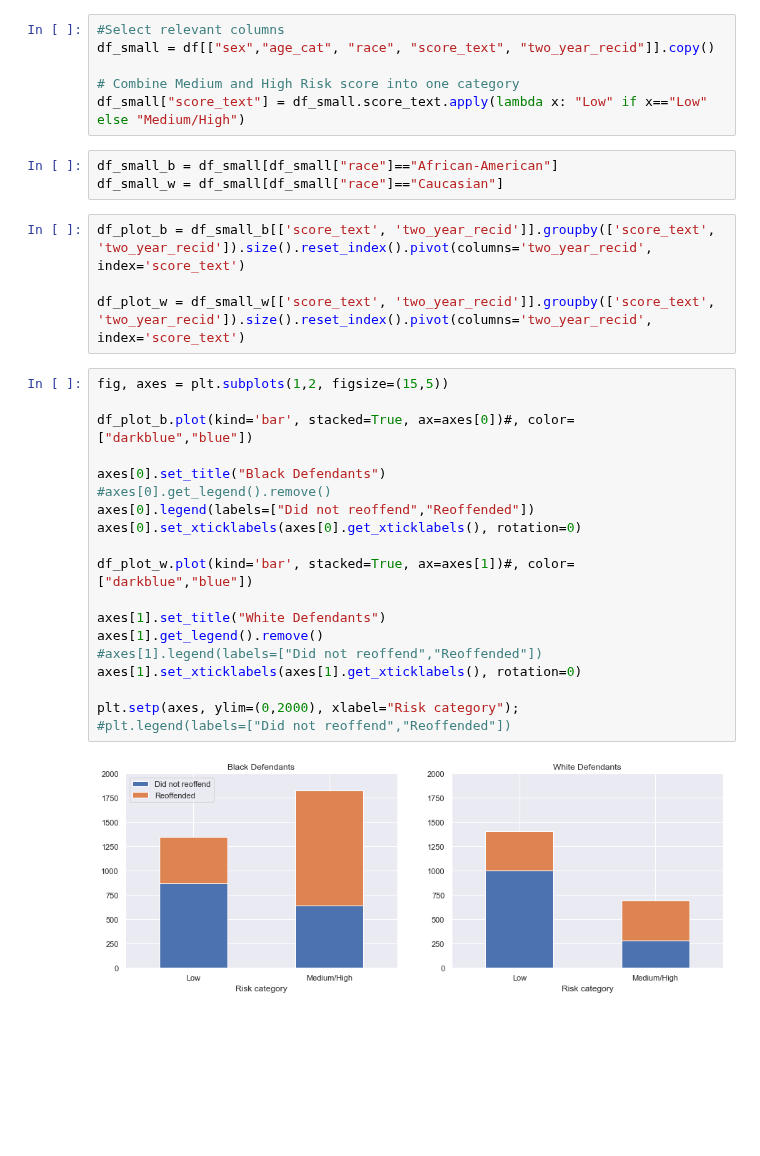
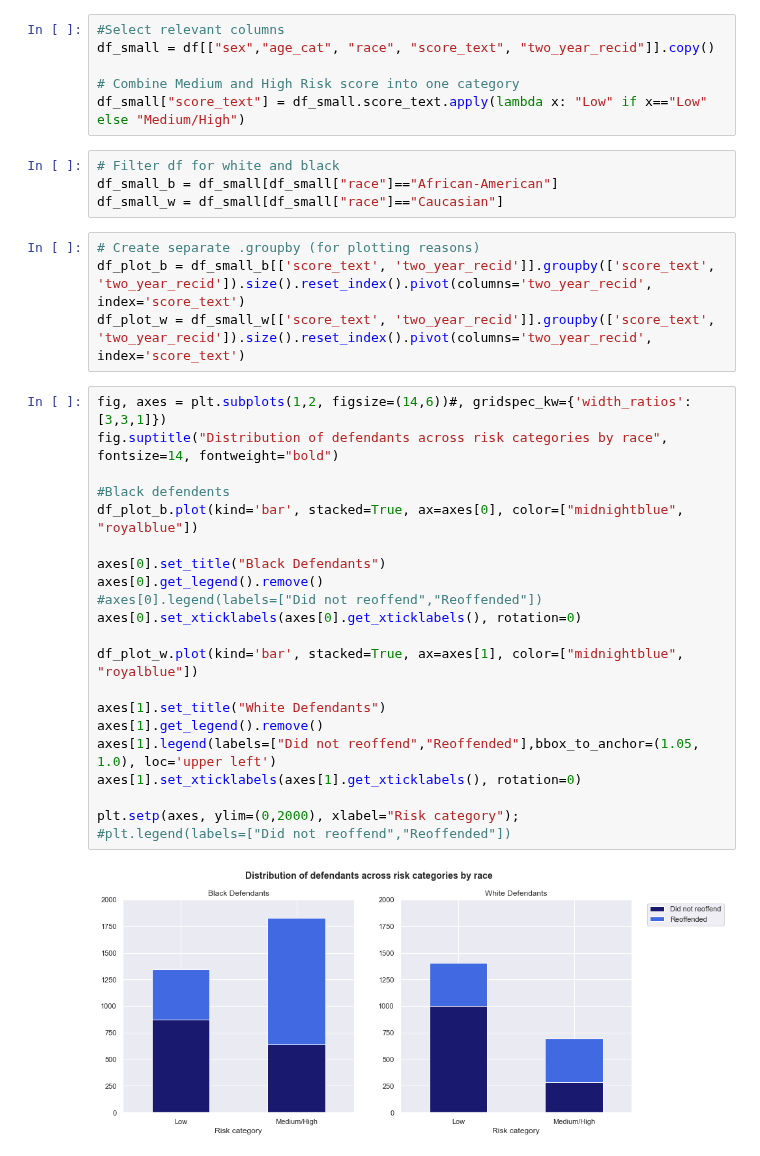
Before and after one commit to Heity94/Compas-recidivism-analysis, a Jupyter notebook: notebooks/Philipp/Recreation_WP_diagrams_Philipp.ipynb, the cells around one changed output. Drawn from its saved outputs; the diff is of its cells as text; blank space fills up the shorter version.

Commit message:
Changed color of WP diagrams

```diff
--- a/notebooks/Philipp/Recreation_WP_diagrams_Philipp.ipynb
+++ b/notebooks/Philipp/Recreation_WP_diagrams_Philipp.ipynb
@@ -81,30 +85,33 @@ df_small = df[["sex","age_cat", "race", "score_text", "two_year_recid"]].copy()
 # Combine Medium and High Risk score into one category
 df_small["score_text"] = df_small.score_text.apply(lambda x: "Low" if x=="Low" else "Medium/High")
 # %%
+# Filter df for white and black
 df_small_b = df_small[df_small["race"]=="African-American"]
 df_small_w = df_small[df_small["race"]=="Caucasian"]
 # %%
+# Create separate .groupby (for plotting reasons)
 df_plot_b = df_small_b[['score_text', 'two_year_recid']].groupby(['score_text', 'two_year_recid']).size().reset_index().pivot(columns='two_year_recid', index='score_text')
-
 df_plot_w = df_small_w[['score_text', 'two_year_recid']].groupby(['score_text', 'two_year_recid']).size().reset_index().pivot(columns='two_year_recid', index='score_text')
 # %%
-fig, axes = plt.subplots(1,2, figsize=(15,5))
+fig, axes = plt.subplots(1,2, figsize=(14,6))#, gridspec_kw={'width_ratios': [3,3,1]})
+fig.suptitle("Distribution of defendants across risk categories by race", fontsize=14, fontweight="bold")
 
-df_plot_b.plot(kind='bar', stacked=True, ax=axes[0])#, color=["darkblue","blue"])
+#Black defendents
+df_plot_b.plot(kind='bar', stacked=True, ax=axes[0], color=["midnightblue", "royalblue"])
 
 axes[0].set_title("Black Defendants")
-#axes[0].get_legend().remove()
-axes[0].legend(labels=["Did not reoffend","Reoffended"])
+axes[0].get_legend().remove()
+#axes[0].legend(labels=["Did not reoffend","Reoffended"])
 axes[0].set_xticklabels(axes[0].get_xticklabels(), rotation=0)
 
-df_plot_w.plot(kind='bar', stacked=True, ax=axes[1])#, color=["darkblue","blue"])
+df_plot_w.plot(kind='bar', stacked=True, ax=axes[1], color=["midnightblue", "royalblue"])
 
 axes[1].set_title("White Defendants")
 axes[1].get_legend().remove()
-#axes[1].legend(labels=["Did not reoffend","Reoffended"])
+axes[1].legend(labels=["Did not reoffend","Reoffended"],bbox_to_anchor=(1.05, 1.0), loc='upper left')
 axes[1].set_xticklabels(axes[1].get_xticklabels(), rotation=0)
 
 plt.setp(axes, ylim=(0,2000), xlabel="Risk category");
 #plt.legend(labels=["Did not reoffend","Reoffended"])
 # %% [output]
-[figure, old version]
+[figure, new version]
```
Also changed, not shown: parts of 1 cell of this notebook.
